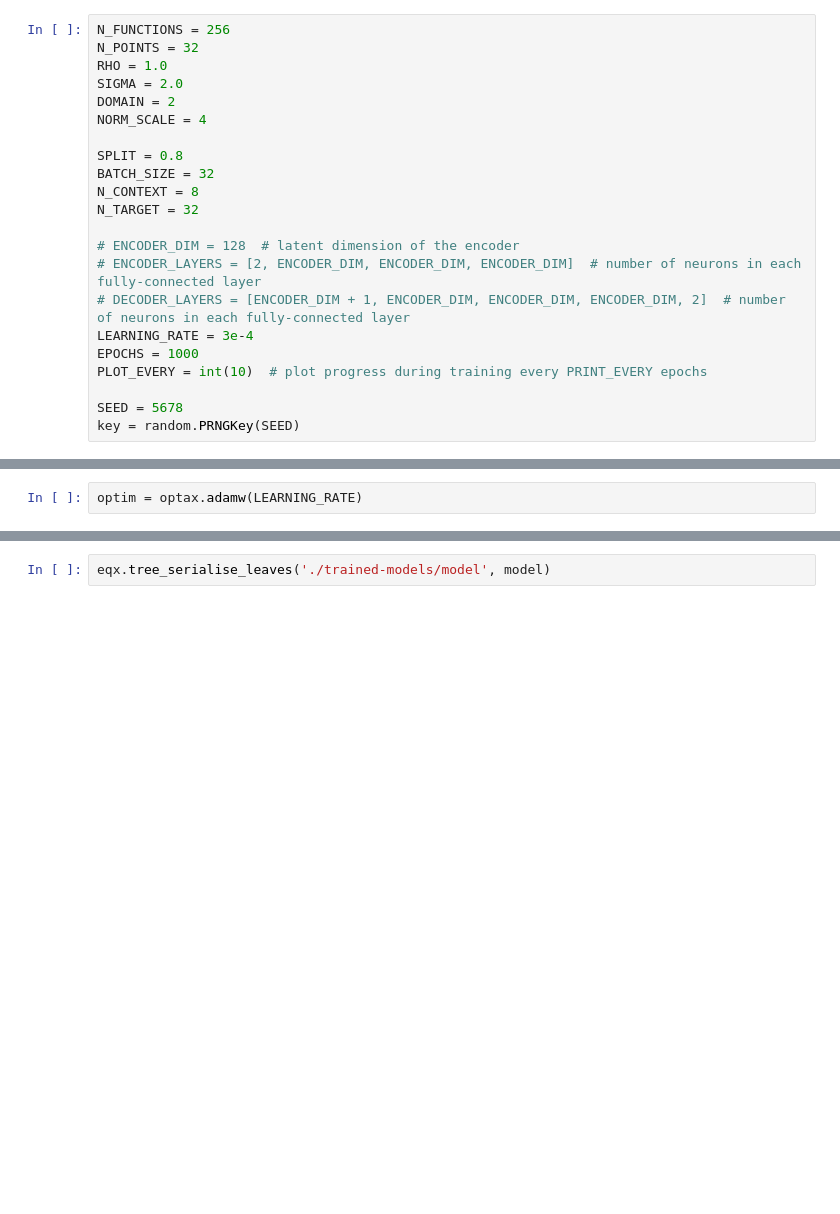
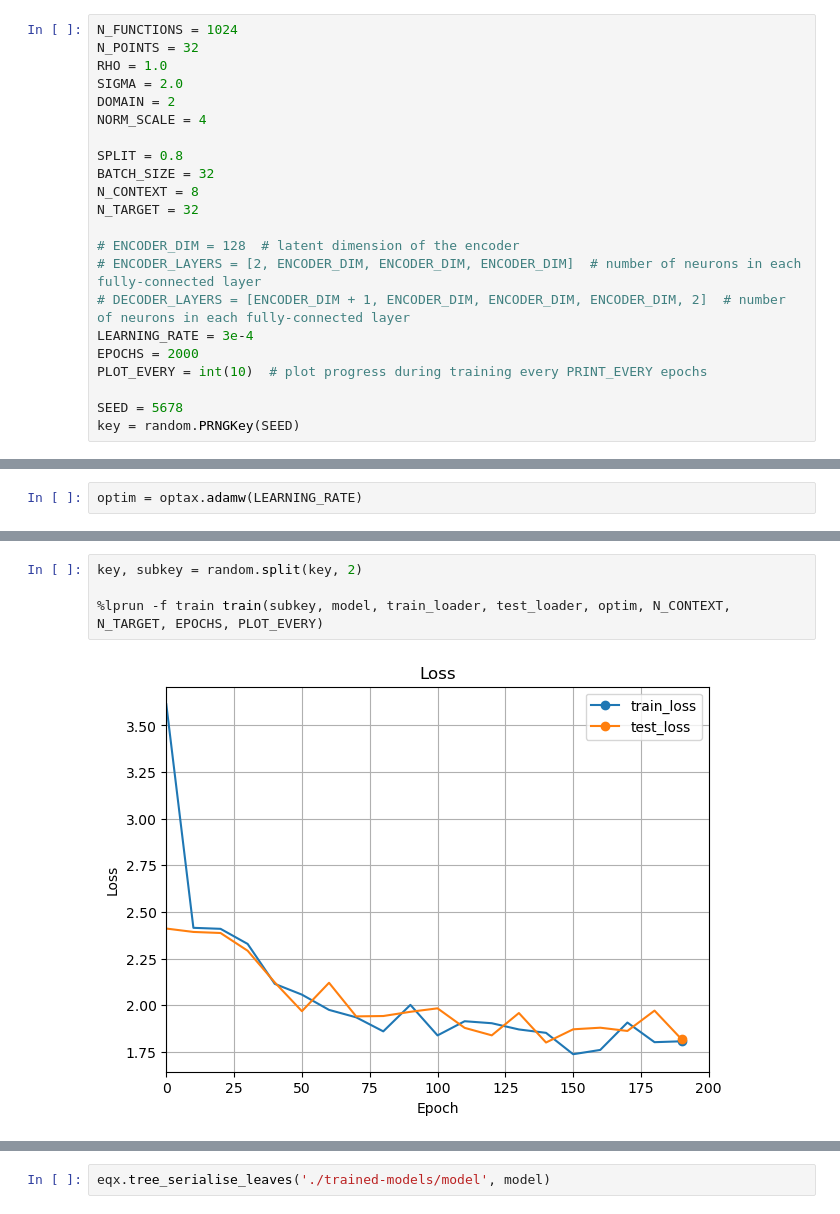
Before and after one commit to sscivier/neural-process-example, a Jupyter notebook: cnp_example.ipynb, the cells around one changed output, grey strips where cells are left out. Drawn from its saved outputs; the diff is of its cells as text; blank space fills up the shorter version.

```diff
--- a/cnp_example.ipynb
+++ b/cnp_example.ipynb
@@ -1007,5 +1136,5 @@ plt.show()
 # %%
-N_FUNCTIONS = 256
+N_FUNCTIONS = 1024
 N_POINTS = 32
 RHO = 1.0
 SIGMA = 2.0
@@ -1021,7 +1150,7 @@ N_TARGET = 32
 # ENCODER_LAYERS = [2, ENCODER_DIM, ENCODER_DIM, ENCODER_DIM]  # number of neurons in each fully-connected layer
 # DECODER_LAYERS = [ENCODER_DIM + 1, ENCODER_DIM, ENCODER_DIM, ENCODER_DIM, 2]  # number of neurons in each fully-connected layer
 LEARNING_RATE = 3e-4
-EPOCHS = 1000
+EPOCHS = 2000
 PLOT_EVERY = int(10)  # plot progress during training every PRINT_EVERY epochs
 
 SEED = 5678
@@ -1097,0 +1232,6 @@ optim = optax.adamw(LEARNING_RATE)
+# %%
+key, subkey = random.split(key, 2)
+
+%lprun -f train train(subkey, model, train_loader, test_loader, optim, N_CONTEXT, N_TARGET, EPOCHS, PLOT_EVERY)
+# %% [output]
+[figure, added]
```
Also changed, not shown: parts of 15 cells of this notebook.
